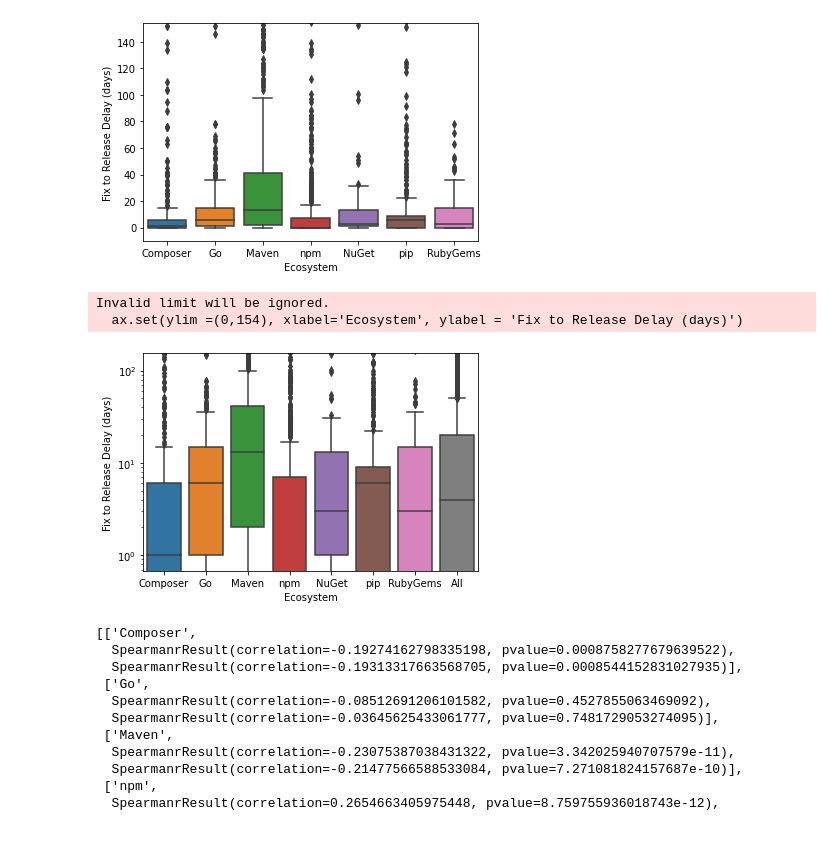
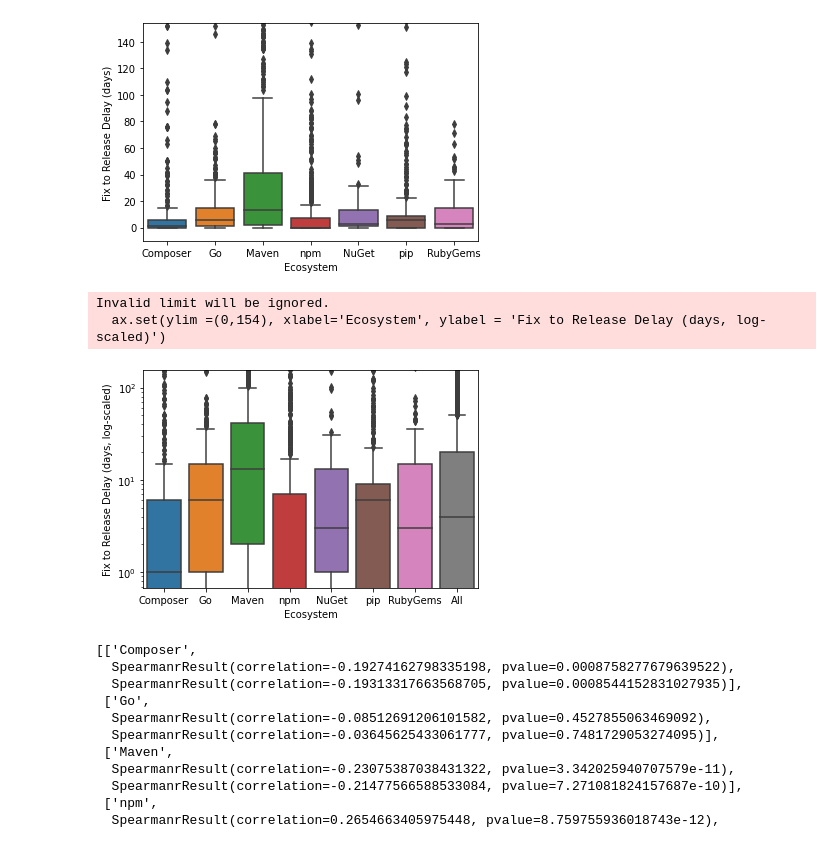
Before and after one commit to nasifimtiazohi/advisory-lifecycle, a Jupyter notebook: data_explore/rq1.ipynb, the cells around one changed output. Drawn from its saved outputs; the diff is of its cells as text; code cells hidden in the pictures.

```diff
--- a/data_explore/rq1.ipynb
+++ b/data_explore/rq1.ipynb
@@ -257,15 +257,15 @@ plt.savefig('fix_to_release_delay.png',bbox_inches='tight')
 # %%
 temp = df.copy()
 temp['ecosystem'] = "All"
 temp = pd.concat([temp, df], axis=0)
 ax = sns.boxplot(y='fix_to_release_delay', x='ecosystem', data = temp, order =['Composer','Go','Maven','npm','NuGet','pip','RubyGems', 'All'])
 ax.set_yscale("log")
-ax.set(ylim =(0,154), xlabel='Ecosystem', ylabel = 'Fix to Release Delay (days)')
-plt.savefig('fix_to_release_delay.pdf',bbox_inches='tight')
+ax.set(ylim =(0,154), xlabel='Ecosystem', ylabel = 'Fix to Release Delay (days, log-scaled)')
+plt.savefig('fix_to_release_delay.png',bbox_inches='tight', dpi=960)
 # %% [output]
 Invalid limit will be ignored.
-  ax.set(ylim =(0,154), xlabel='Ecosystem', ylabel = 'Fix to Release Delay (days)')
+  ax.set(ylim =(0,154), xlabel='Ecosystem', ylabel = 'Fix to Release Delay (days, log-scaled)')
-[figure, old version]
+[figure, new version]
 # %%
 usage = pd.merge(df, usage, on=['package_id', 'ecosystem'])
 from scipy.stats import spearmanr
```
Also changed, not shown: parts of 25 cells of this notebook, 6 other files.
